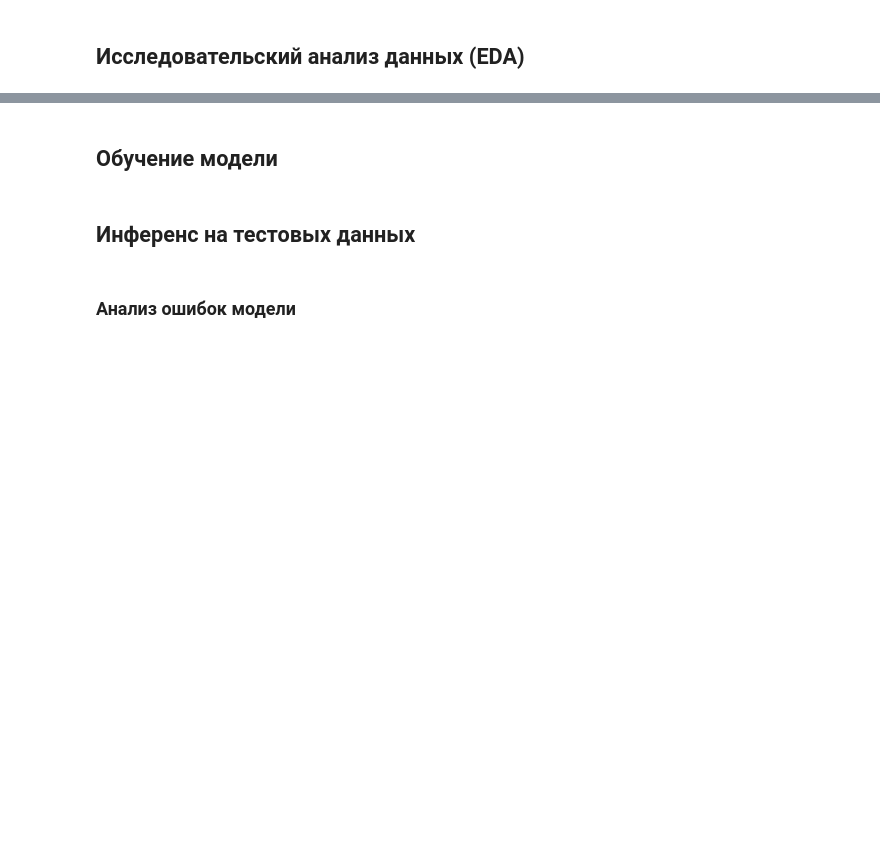
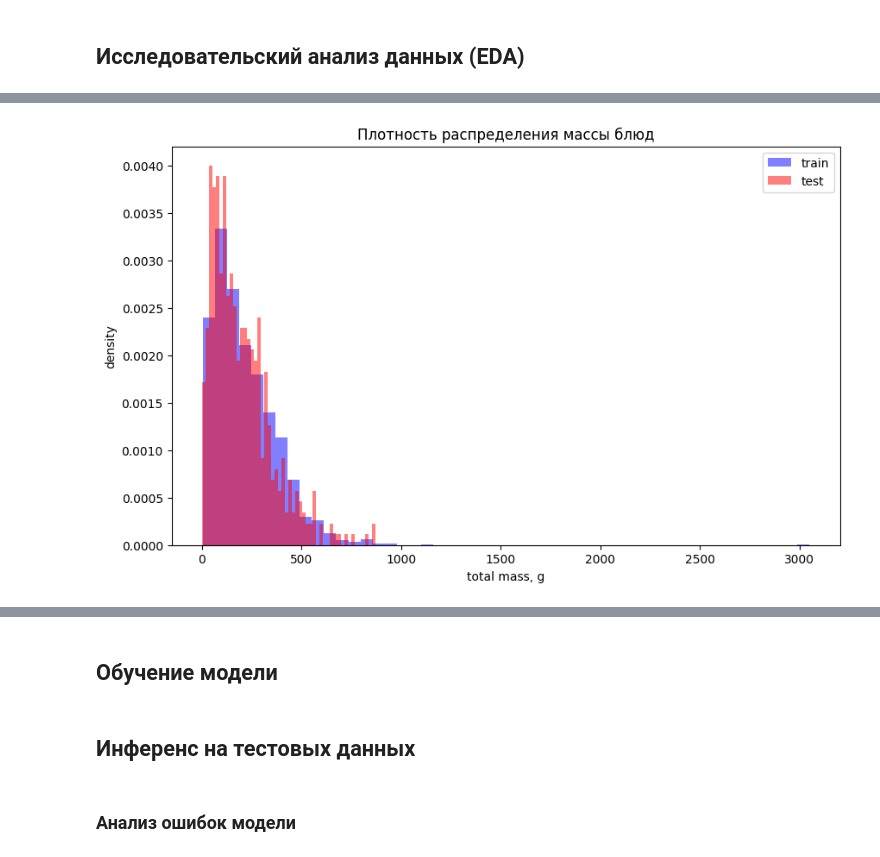
Before and after one commit to lizofeta/calorie_prediction_nn, a Jupyter notebook: notebook.ipynb, the cells around one changed output, grey strips where cells are left out. Saved outputs shown, nothing was run; the diff lists cells and outputs as text; code cells hidden in the pictures; blank space fills up the shorter version.

```diff
--- a/notebook.ipynb
+++ b/notebook.ipynb
@@ -27,0 +256,9 @@
+# %%
+train_dish_mass = df_train["total_mass"]
+test_dish_mass = df_test["total_mass"]
+
+print("Масса блюд в тренировочном датасете:")
+display(train_dish_mass.describe())
+
+print("Масса блюд в тестовом датасете:")
+display(test_dish_mass.describe())
@@ -27,0 +286,14 @@
+# %%
+plt.figure(figsize=(10, 6))
+
+plt.hist(train_dish_mass, bins=50, density=True, alpha=0.5, color="blue", label="train")
+plt.hist(test_dish_mass, bins=50, density=True, alpha=0.5, color="red", label="test")
+
+plt.title("Плотность распределения массы блюд")
+plt.legend()
+plt.xlabel("total mass, g")
+plt.ylabel("density")
+
+plt.show()
+# %% [output]
+[figure, added]
```
Also changed, not shown: parts of 42 cells of this notebook.
